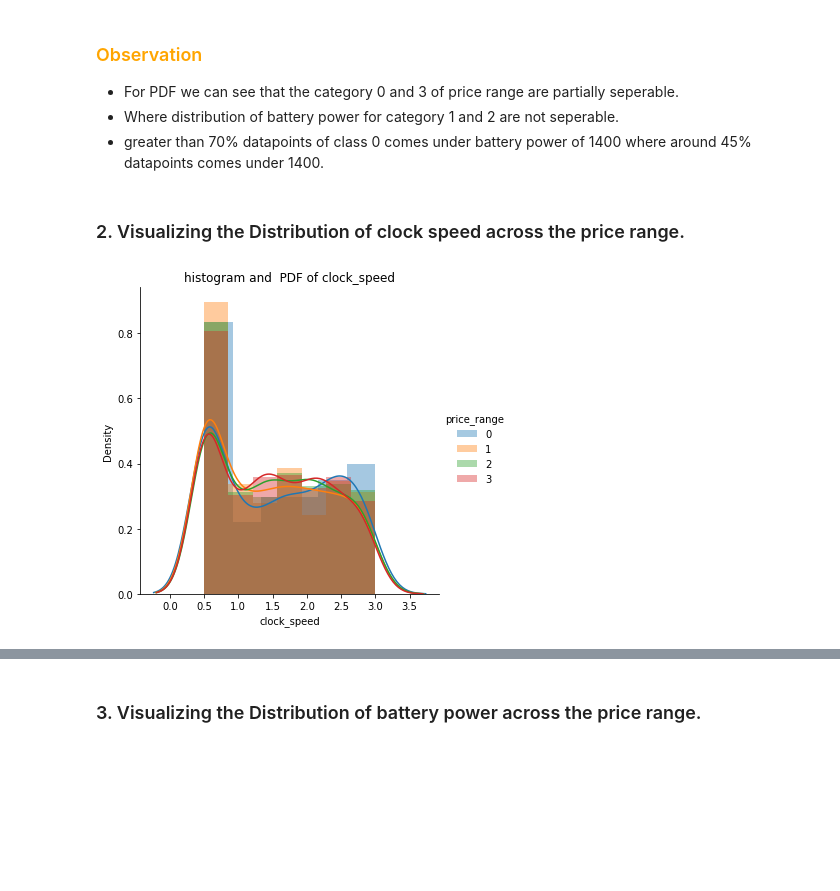
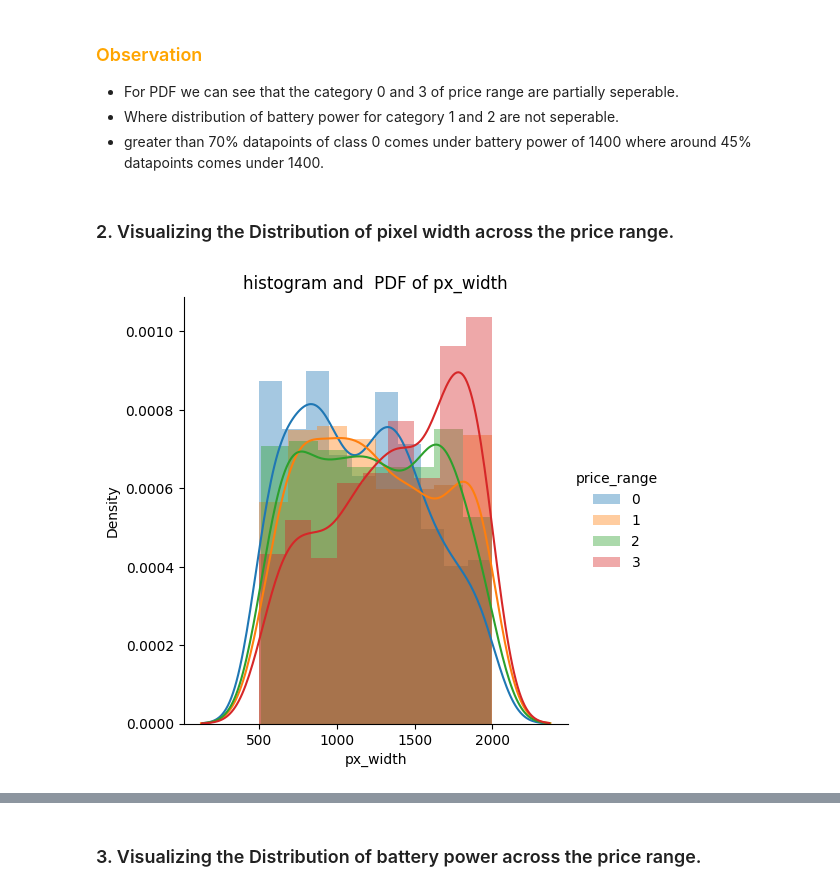
Before and after one commit to MohanVishe/Supervised-ML--Classification----Mobile-Price-Range-Prediction, a Jupyter notebook: Mobile_Price_Range_Prediction_Individual_Project.ipynb, the cells around one changed output, grey strips where cells are left out. Drawn from its saved outputs; the diff is of its cells as text; code cells hidden in the pictures; blank space fills up the shorter version.

```diff
--- a/Mobile_Price_Range_Prediction_Individual_Project.ipynb
+++ b/Mobile_Price_Range_Prediction_Individual_Project.ipynb
@@ -211,7 +211,7 @@ by just observing the head of the dataset and understanding the features involve
 ### Function for PDF and CDF
 # %%
 # Function for pdf and histogram of feature
-
+plt.rcParams.update({'figure.figsize':(6,5),'figure.dpi':100})
 def PDF (hue,feature):
   """This will plot pdf and Histograme of feature"""
 
@@ -273,9 +273,9 @@ CDF("battery_power")
 *  Where distribution of battery power for category 1 and 2 are not seperable.
 *  greater than 70% datapoints of class 0 comes under battery power of 1400 where around 45% datapoints comes under 1400.
 # %% [markdown]
-### 2. Visualizing the Distribution of clock speed across the price range.
+### 2. Visualizing the Distribution of pixel width across the price range.
 # %%
-PDF("price_range","clock_speed")
+PDF("price_range","px_width")
 # %% [output]
-[figure, old version]
+[figure, new version]
 # %%
```
Also changed, not shown: parts of 21 cells of this notebook.
